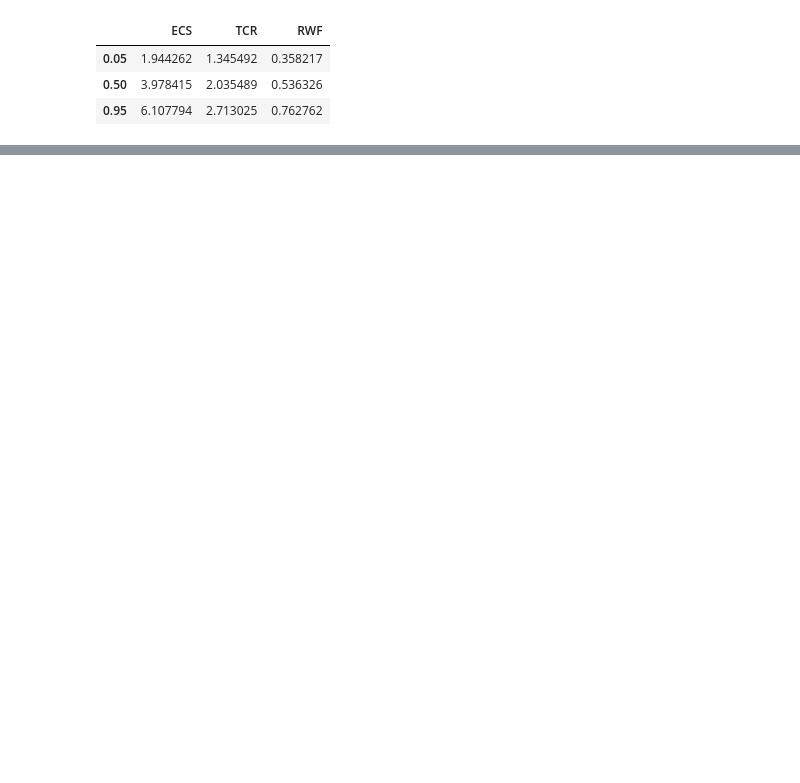
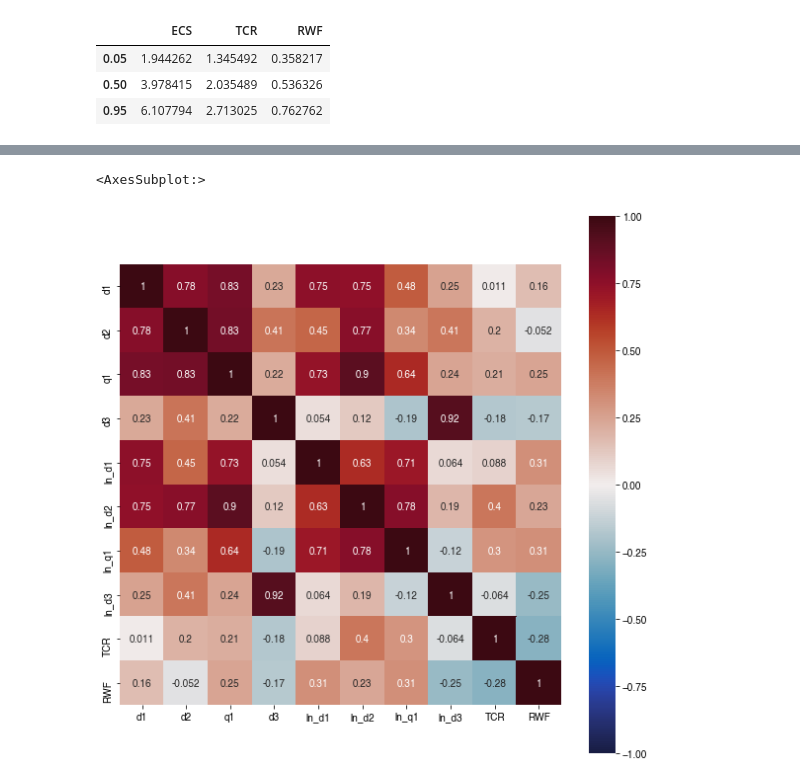
Before and after one commit to njleach/GIR, a Jupyter notebook: GIR/notebooks/CMIP6_parameter_ranges.ipynb, the cells around one changed output, grey strips where cells are left out. Cells and saved outputs as stored; diff of their text form; code cells hidden in the pictures; blank space fills up the shorter version.

```diff
--- a/GIR/notebooks/CMIP6_parameter_ranges.ipynb
+++ b/GIR/notebooks/CMIP6_parameter_ranges.ipynb
@@ -138,0 +161,6 @@ fair_params_stats['RWF'] = response_df.loc['RWF']
+# %%
+plt.figure(figsize=(10,10))
+sn.heatmap(fair_params_stats.loc[no_outliers,['d1','d2','q1','d3','ln_d1','ln_d2','ln_q1','ln_d3','TCR','RWF']].corr(method='pearson'),square=True,annot=True,cmap=cmocean.cm.balance,vmin=-1,vmax=1)
+# %% [output]
+<AxesSubplot:>
+[figure, added]
```
Also changed, not shown: parts of 22 cells of this notebook, 14 other files.
